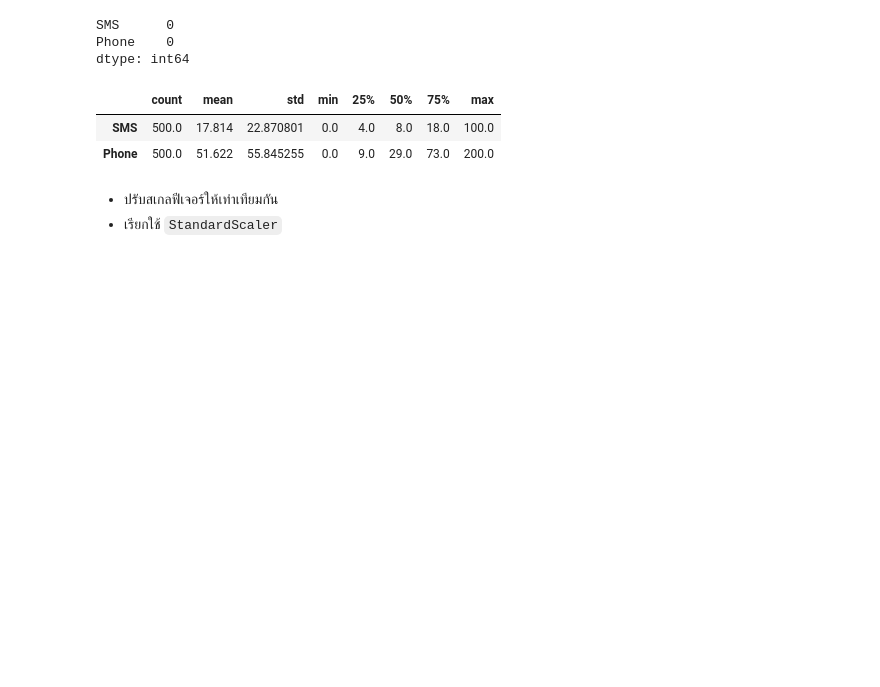
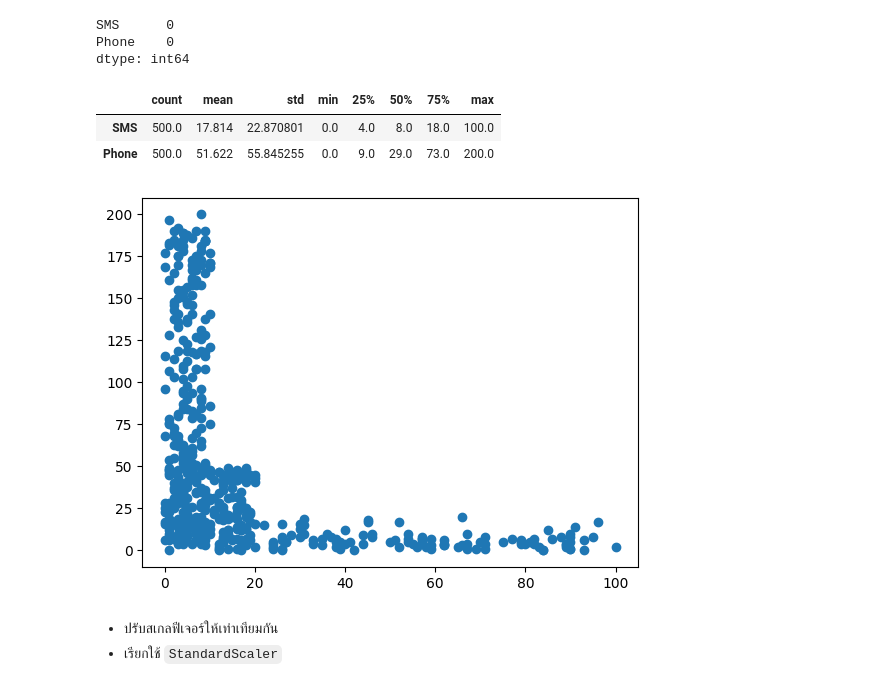
Before and after one commit to mill-ornrakorn/Intermediate-Data-Science--2nd-gen--by-TU-RAC, a Jupyter notebook: 6. Assignment/6.1 Mini Project Machine Learning Algorithm/อรกร_เมฆชัยพร_Clustering_KMeans.ipynb, the cells around one changed output. Drawn from its saved outputs; the diff is of its cells as text; code cells hidden in the pictures; blank space fills up the shorter version.

```diff
--- a/6. Assignment/6.1 Mini Project Machine Learning Algorithm/อรกร_เมฆชัยพร_Clustering_KMeans.ipynb
+++ b/6. Assignment/6.1 Mini Project Machine Learning Algorithm/อรกร_เมฆชัยพร_Clustering_KMeans.ipynb
@@ -42,6 +42,13 @@ df.describe().T
 |  | count | mean | std | min | 25% | 50% | 75% | max |
 | SMS | 500.0 | 17.814 | 22.870801 | 0.0 | 4.0 | 8.0 | 18.0 | 100.0 |
 | Phone | 500.0 | 51.622 | 55.845255 | 0.0 | 9.0 | 29.0 | 73.0 | 200.0 |
+# %%
+import matplotlib.pyplot as plt
+
+plt.scatter(df['SMS'], df['Phone'])
+plt.show()
+# %% [output]
+[figure, added]
 # %% [markdown]
 - ปรับสเกลฟีเจอร์ให้เท่าเทียมกัน
 - เรียกใช้ `StandardScaler`
```
Also changed, not shown: parts of 2 cells of this notebook.
